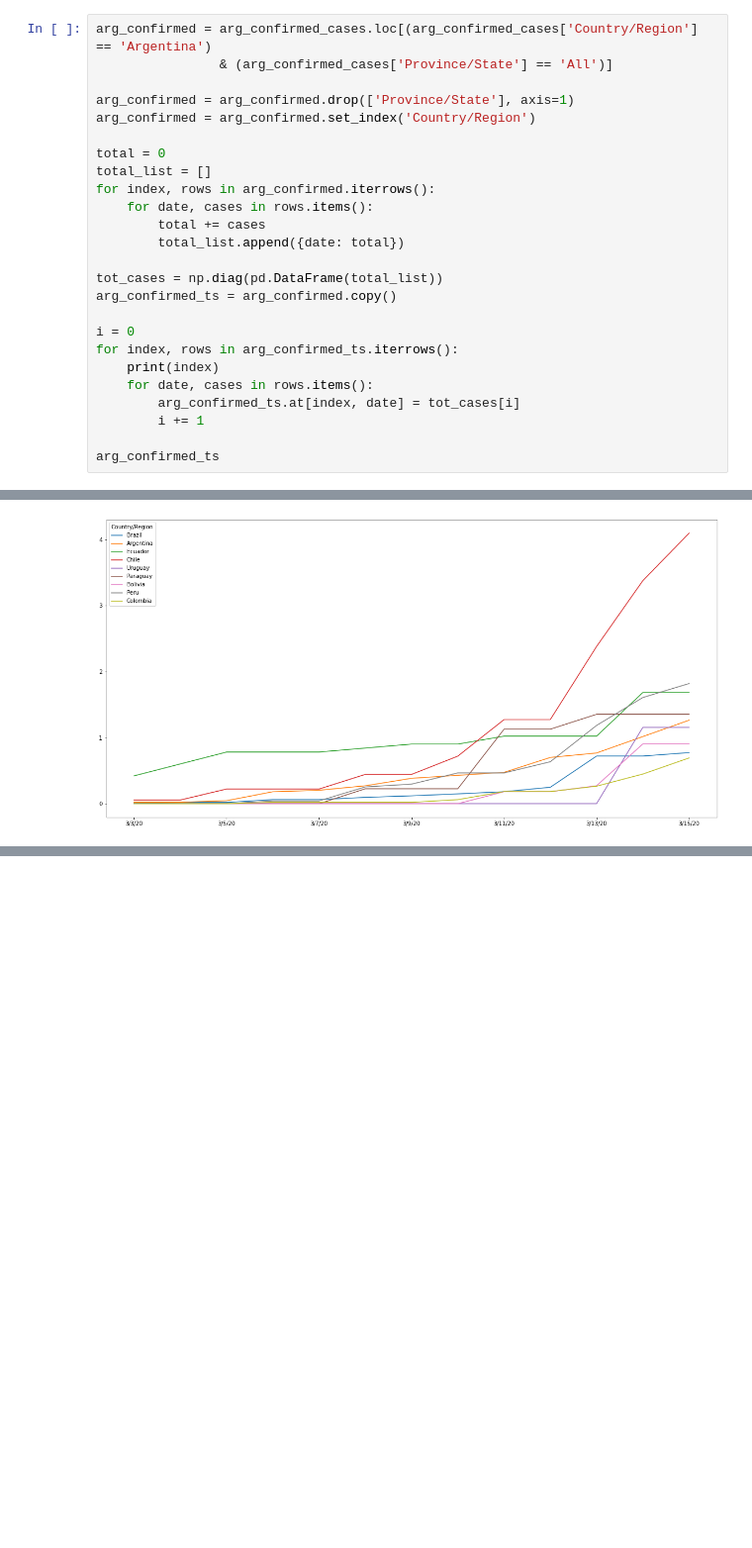
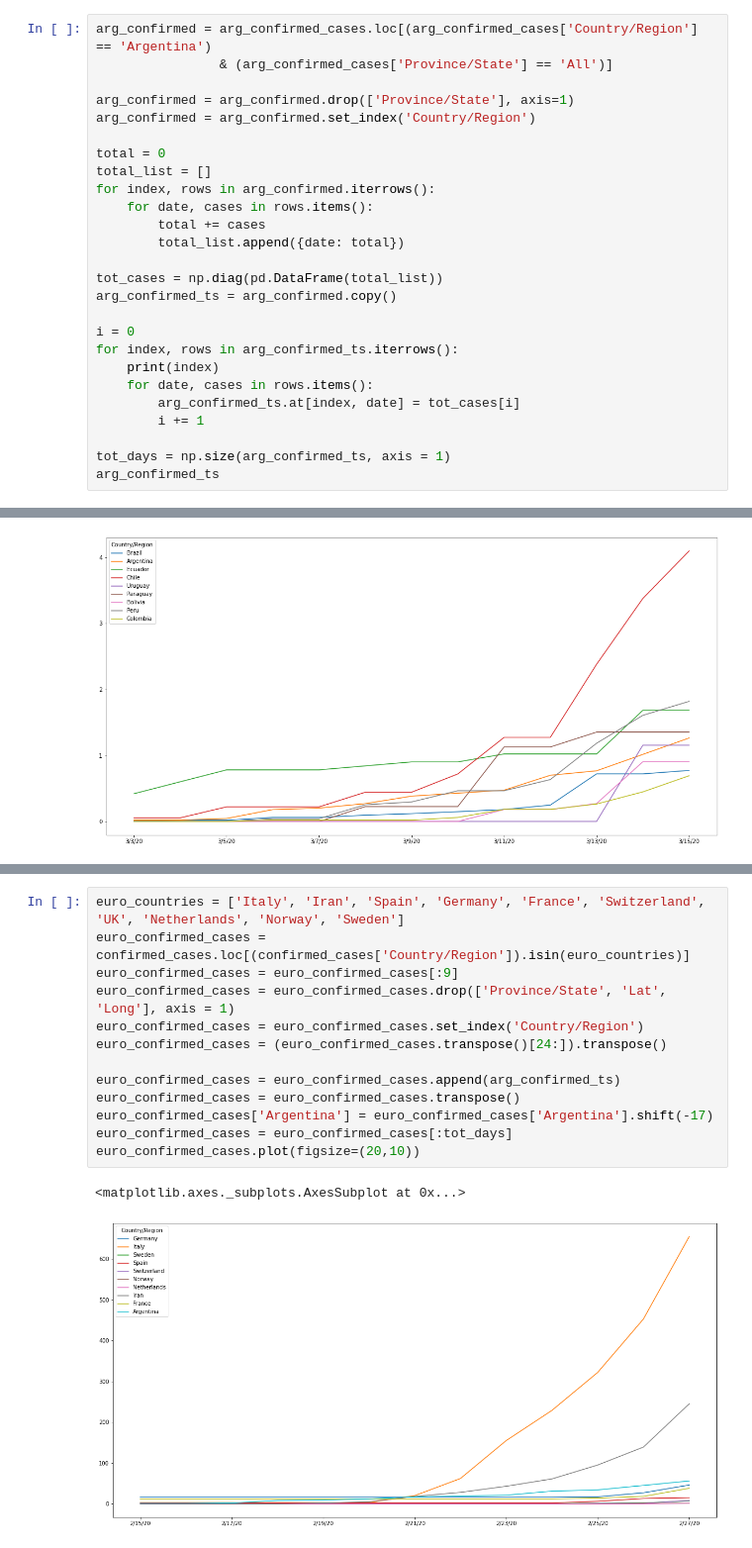
Before and after one commit to fiskker/COVID-19, a Jupyter notebook: Argentina COVID-19 Stats.ipynb, the cells around one changed output, grey strips where cells are left out. Shown at 99% size. Saved outputs shown, nothing was run; the diff lists cells and outputs as text; blank space fills up the shorter version.

```diff
--- a/Argentina COVID-19 Stats.ipynb
+++ b/Argentina COVID-19 Stats.ipynb
@@ -42,6 +42,7 @@ for index, rows in arg_confirmed_ts.iterrows():
         arg_confirmed_ts.at[index, date] = tot_cases[i]
         i += 1
 
+tot_days = np.size(arg_confirmed_ts, axis = 1)
 arg_confirmed_ts
 # %% [output]
 Argentina
@@ -108,0 +104,16 @@ arg_confirmed_ts
+# %%
+euro_countries = ['Italy', 'Iran', 'Spain', 'Germany', 'France', 'Switzerland', 'UK', 'Netherlands', 'Norway', 'Sweden']
+euro_confirmed_cases = confirmed_cases.loc[(confirmed_cases['Country/Region']).isin(euro_countries)]
+euro_confirmed_cases = euro_confirmed_cases[:9]
+euro_confirmed_cases = euro_confirmed_cases.drop(['Province/State', 'Lat', 'Long'], axis = 1)
+euro_confirmed_cases = euro_confirmed_cases.set_index('Country/Region')
+euro_confirmed_cases = (euro_confirmed_cases.transpose()[24:]).transpose()
+
+euro_confirmed_cases = euro_confirmed_cases.append(arg_confirmed_ts)
+euro_confirmed_cases = euro_confirmed_cases.transpose()
+euro_confirmed_cases['Argentina'] = euro_confirmed_cases['Argentina'].shift(-17)
+euro_confirmed_cases = euro_confirmed_cases[:tot_days]
+euro_confirmed_cases.plot(figsize=(20,10))
+# %% [output]
+<matplotlib.axes._subplots.AxesSubplot at 0x...>
+[figure, added]
```
Also changed, not shown: parts of 3 cells of this notebook.
